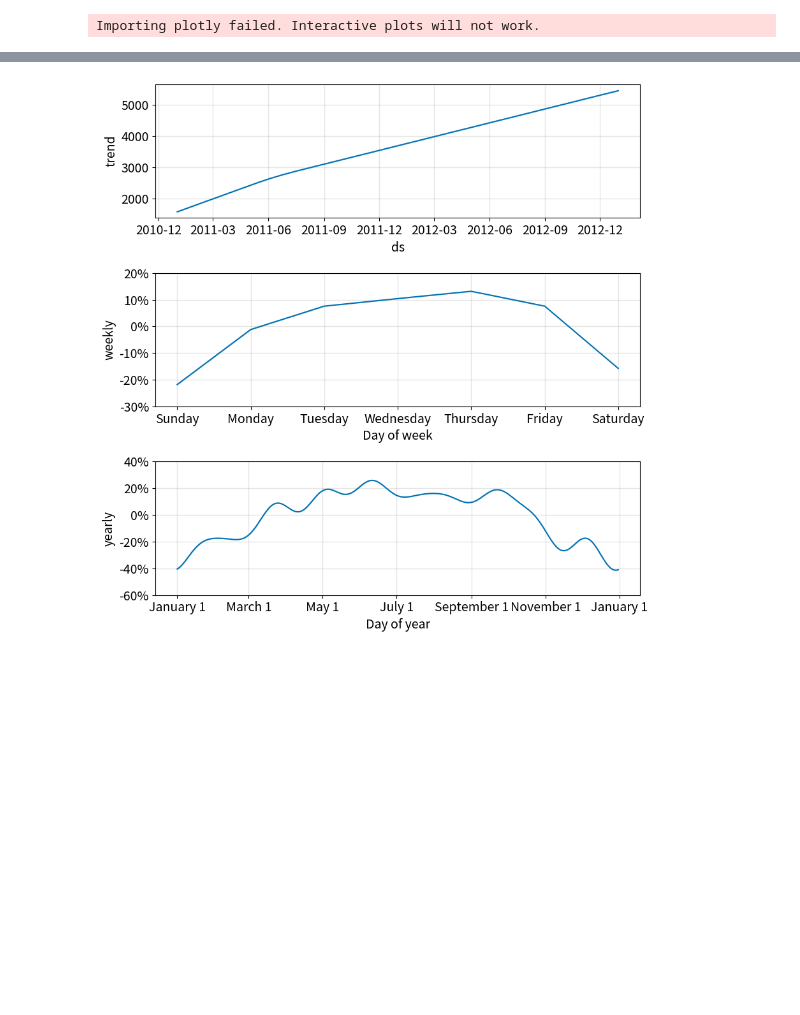
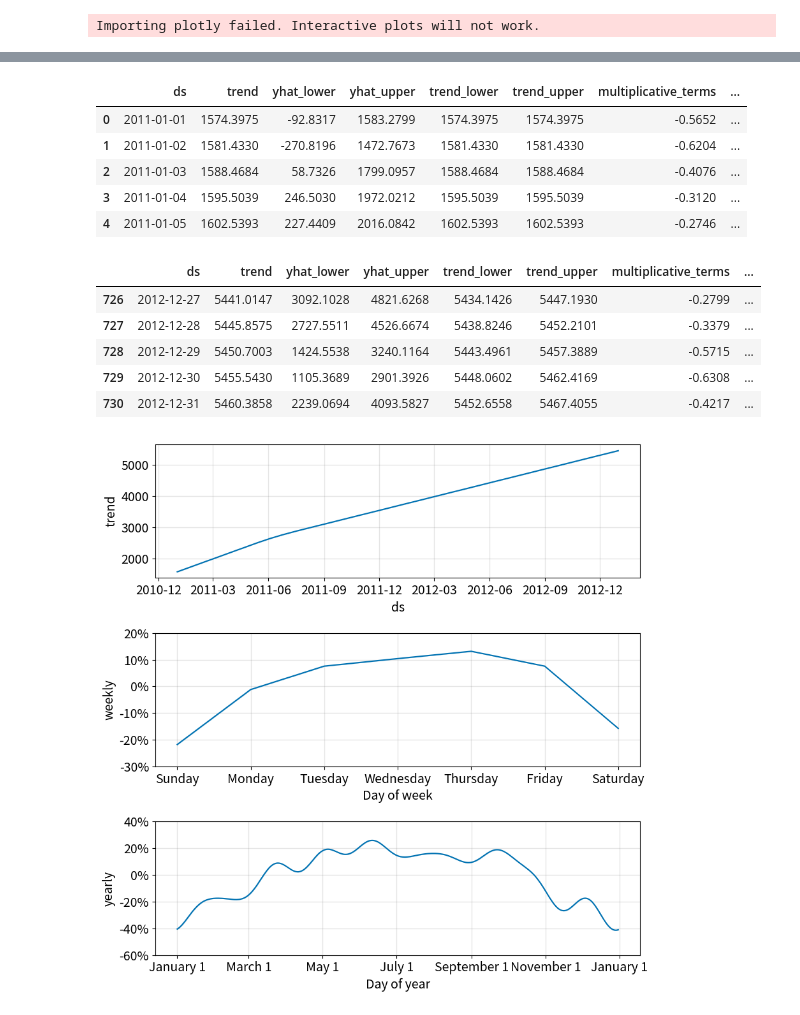
Before and after one commit to GaudiKao/learn-python-by-doing, a Jupyter notebook: Data_Structures&Alogrithms/季節週期性變化預測_時間序列.ipynb, the cells around one changed output, grey strips where cells are left out. Cells and saved outputs as stored; diff of their text form; code cells hidden in the pictures; blank space fills up the shorter version.

```diff
--- a/Data_Structures&Alogrithms/季節週期性變化預測_時間序列.ipynb
+++ b/Data_Structures&Alogrithms/季節週期性變化預測_時間序列.ipynb
@@ -121,7 +122,22 @@ display(future_m1.tail())
 | 730 | 2012-12-31 |
 # %%
 #預測
-fcst1 = m1.predict(future_m1)
+fcst1 = m1.predict(future_m1) #fcst1(預測資料)
+display(fcst1.head())
+display(fcst1.tail())
+# %% [output]
+|  | ds | trend | yhat_lower | yhat_upper | trend_lower | trend_upper | multiplicative_terms | ... |
+| 0 | 2011-01-01 | 1574.3975 | -92.8317 | 1583.2799 | 1574.3975 | 1574.3975 | -0.5652 | ... |
+| 1 | 2011-01-02 | 1581.4330 | -270.8196 | 1472.7673 | 1581.4330 | 1581.4330 | -0.6204 | ... |
+| 2 | 2011-01-03 | 1588.4684 | 58.7326 | 1799.0957 | 1588.4684 | 1588.4684 | -0.4076 | ... |
+| 3 | 2011-01-04 | 1595.5039 | 246.5030 | 1972.0212 | 1595.5039 | 1595.5039 | -0.3120 | ... |
+| 4 | 2011-01-05 | 1602.5393 | 227.4409 | 2016.0842 | 1602.5393 | 1602.5393 | -0.2746 | ... |
+|  | ds | trend | yhat_lower | yhat_upper | trend_lower | trend_upper | multiplicative_terms | ... |
+| 726 | 2012-12-27 | 5441.0147 | 3092.1028 | 4821.6268 | 5434.1426 | 5447.1930 | -0.2799 | ... |
+| 727 | 2012-12-28 | 5445.8575 | 2727.5511 | 4526.6674 | 5438.8246 | 5452.2101 | -0.3379 | ... |
+| 728 | 2012-12-29 | 5450.7003 | 1424.5538 | 3240.1164 | 5443.4961 | 5457.3889 | -0.5715 | ... |
+| 729 | 2012-12-30 | 5455.5430 | 1105.3689 | 2901.3926 | 5448.0602 | 5462.4169 | -0.6308 | ... |
+| 730 | 2012-12-31 | 5460.3858 | 2239.0694 | 4093.5827 | 5452.6558 | 5467.4055 | -0.4217 | ... |
 # %%
 #評估繪製元素的圖形
 #現階段為趨勢、週循環及年循環
```
Also changed, not shown: parts of 6 cells of this notebook.
